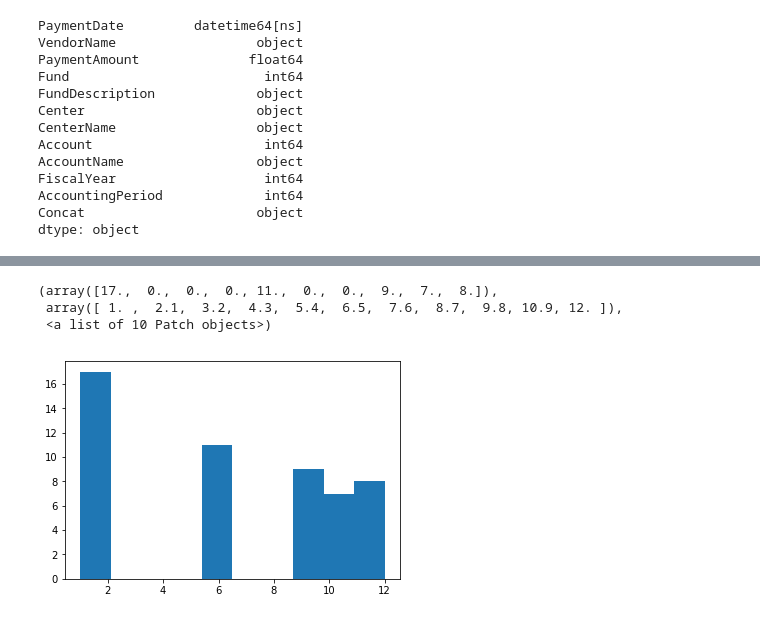
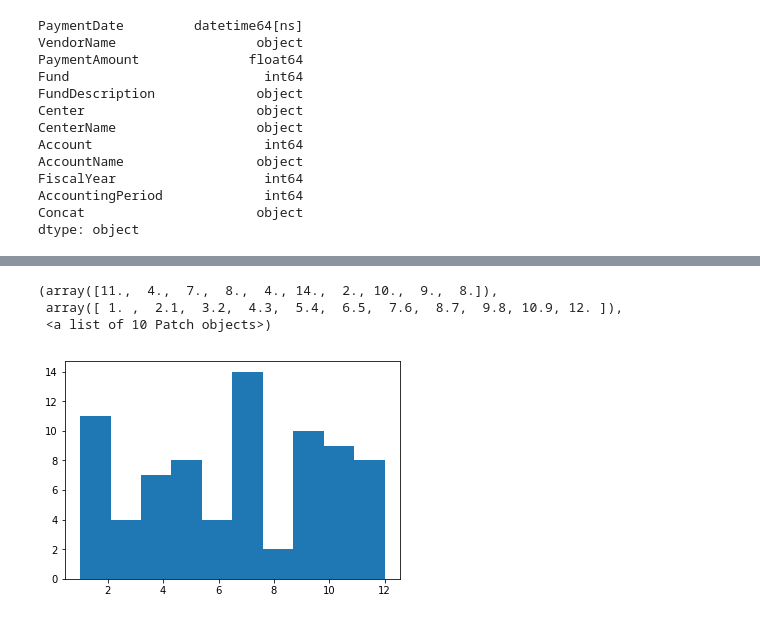
Before and after one commit to mrkjhsn/Vendor-Payments-City-of-Scottsdale, a Jupyter notebook: duplicate_payments_analysis.ipynb, the cells around one changed output, grey strips where cells are left out. Drawn from its saved outputs; the diff is of its cells as text; code cells hidden in the pictures.

```diff
--- a/duplicate_payments_analysis.ipynb
+++ b/duplicate_payments_analysis.ipynb
@@ -52,0 +147,11 @@ vendor_payments['Concat'] = vendor_payments['VendorName'] + \
+# %%
+# add one extra level of detail to the above attribute
+# concatenate values to find payments of the same amount for the same cost center on the same day to the same vendor
+# with this level of restriction there are fewer possible duplicate payments
+vendor_payments['Concat2'] = vendor_payments['VendorName'] + \
+    '_' + \
+    vendor_payments['PaymentAmount'].apply(str) + \
+    '_' + \
+    vendor_payments['PaymentDate'].apply(str) + \
+    '_' + \
+    vendor_payments['Center'].apply(str)
@@ -52,0 +181,6 @@ vendor_payments['Concat'] = vendor_payments['VendorName'] + \
+# %%
+greater_than_one_higher_detail = vendor_payments \
+    .groupby(['Concat2']) \
+    .filter(lambda x: x['Concat2'].count() > 1)
+
+greater_than_one_higher_detail.head()
@@ -86,0 +203,7 @@ top_dup_payments.head()
+# %%
+# append the count of duplicates to each row
+# this allows me to sort all duplicate data to identify specific variances to the payments
+
+greater_than_one_higher_detail = greater_than_one_higher_detail.merge(
+    vendor_payments.groupby('Concat2')['PaymentAmount'].count().to_frame().reset_index().rename(columns={'PaymentAmount': 'Count'}),
+    on='Concat2')
@@ -87,8 +219,8 @@ top_dup_payments.head()
 # %%
 # fig = plt.figure(figsize=(5, 3))
-plt.hist(top_dup_payments['AccountingPeriod'])
+plt.hist(greater_than_one_higher_detail['AccountingPeriod'])
 # %% [output]
-(array([17.,  0.,  0.,  0., 11.,  0.,  0.,  9.,  7.,  8.]),
+(array([11.,  4.,  7.,  8.,  4., 14.,  2., 10.,  9.,  8.]),
  array([ 1. ,  2.1,  3.2,  4.3,  5.4,  6.5,  7.6,  8.7,  9.8, 10.9, 12. ]),
  <a list of 10 Patch objects>)
-[figure, old version]
+[figure, new version]
```
Also changed, not shown: parts of 19 cells of this notebook.
